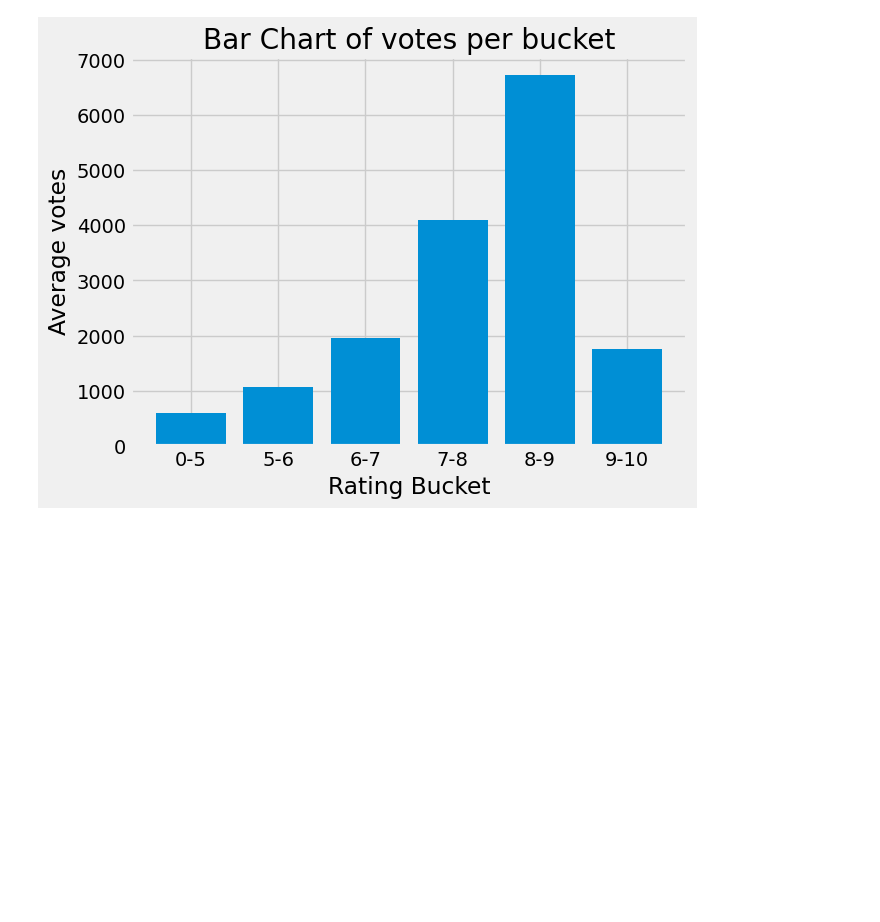
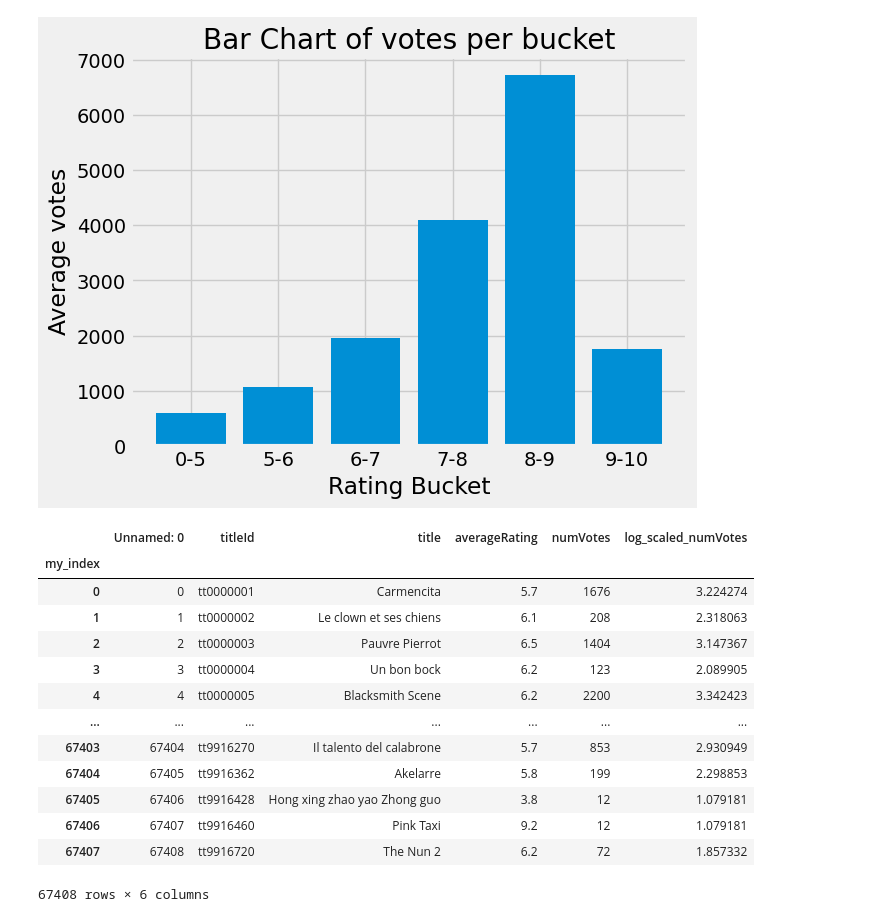
Before and after one commit to devakdesai7/imdb_ratings_repo, a Jupyter notebook: data_exploration.ipynb, the cells around one changed output. Drawn from its saved outputs; the diff is of its cells as text; code cells hidden in the pictures; blank space fills up the shorter version.

```diff
--- a/data_exploration.ipynb
+++ b/data_exploration.ipynb
@@ -416,3 +416,21 @@ plt.xticks(ticks=[0, 1, 2, 3, 4, 5], labels=['0-5', '5-6', '6-7', '7-8', '8-9',
 plt.show()
 # %% [output]
 [figure]
+# %%
+data['log_scaled_numVotes'] = np.log10(data['numVotes'])
+data
+# %% [output]
+|  | Unnamed: 0 | titleId | title | averageRating | numVotes | log_scaled_numVotes |
+| my_index |  |  |  |  |  |  |
+| 0 | 0 | tt0000001 | Carmencita | 5.7 | 1676 | 3.224274 |
+| 1 | 1 | tt0000002 | Le clown et ses chiens | 6.1 | 208 | 2.318063 |
+| 2 | 2 | tt0000003 | Pauvre Pierrot | 6.5 | 1404 | 3.147367 |
+| 3 | 3 | tt0000004 | Un bon bock | 6.2 | 123 | 2.089905 |
+| 4 | 4 | tt0000005 | Blacksmith Scene | 6.2 | 2200 | 3.342423 |
+| ... | ... | ... | ... | ... | ... | ... |
+| 67403 | 67404 | tt9916270 | Il talento del calabrone | 5.7 | 853 | 2.930949 |
+| 67404 | 67405 | tt9916362 | Akelarre | 5.8 | 199 | 2.298853 |
+| 67405 | 67406 | tt9916428 | Hong xing zhao yao Zhong guo | 3.8 | 12 | 1.079181 |
+| 67406 | 67407 | tt9916460 | Pink Taxi | 9.2 | 12 | 1.079181 |
+| 67407 | 67408 | tt9916720 | The Nun 2 | 6.2 | 72 | 1.857332 |
+67408 rows × 6 columns
```
Also changed, not shown: parts of 1 cell of this notebook, 1 other file.
